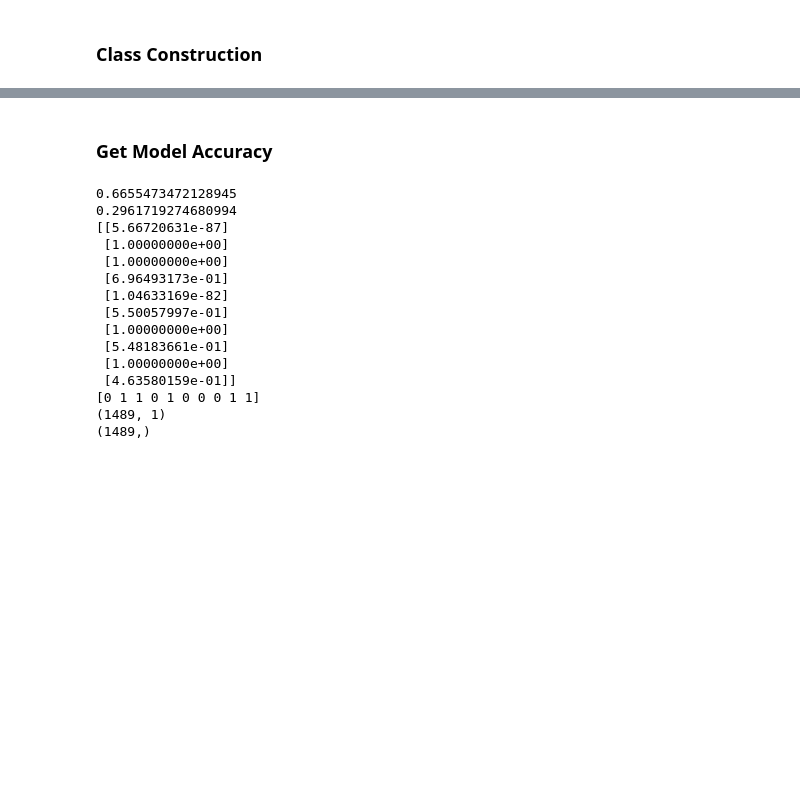
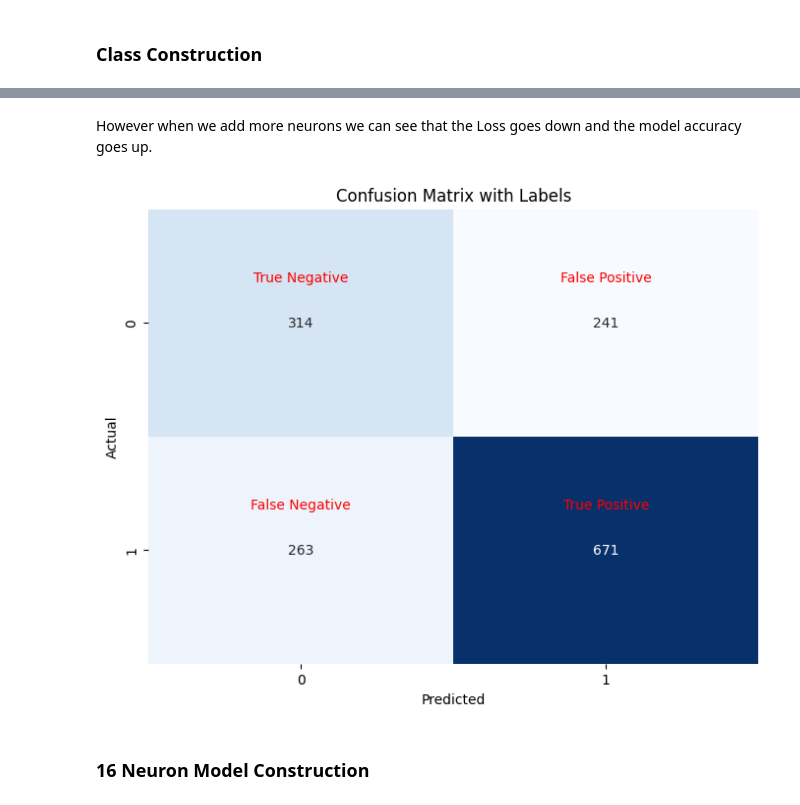
Before and after one commit to XixWISExiX/UFC-Predictor, a Jupyter notebook: NeuralNetworks.ipynb, the cells around one changed output, grey strips where cells are left out. Drawn from its saved outputs; the diff is of its cells as text; code cells hidden in the pictures; blank space fills up the shorter version.

```diff
--- a/NeuralNetworks.ipynb
+++ b/NeuralNetworks.ipynb
@@ -95,12 +157,12 @@ class NeuralNetwork:
 # Create and train the neural network
 input_size = X_train.shape[1]
 hidden_size = 4 # Number of neurons in the hidden layer
-# output_size = X_train.shape[0]
 output_size = 1
 learning_rate = 0.001
-epochs = 7000
+epochs = 1000
 
-model = NeuralNetwork(input_size, hidden_size, output_size, learning_rate)
-model.train(np.array(X_train), np.array(y_train), epochs)
-predictions = model.predict(X_valid)
+model4 = NeuralNetwork(input_size, hidden_size, output_size, learning_rate)
+model4.train(np.array(X_train), np.array(y_train), epochs)
+predictions4 = np.array(model4.predict(X_valid))
+print("Model Accuracy", model4.validate(predictions4, y_valid))
 # %% [output]
@@ -124,34 +180,8 @@ Epoch 7000, Loss: 0.1596
-# %% [markdown]
-### Get Model Accuracy
-# %%
-def validate(y_pred, y_valid):
-    num_of_correct_predictions = np.sum((y_pred >= 0.5) == y_valid)
-    accuracy = num_of_correct_predictions / len(y_valid)
-    return accuracy
-
-y_valid_np = np.array(y_valid)
-y_valid_np = y_valid_np.reshape(-1,1)
-print(validate(np.array(predictions), y_valid_np))
-print(model.validate(np.array(predictions), y_valid_np))
-
-print(np.array(predictions)[10:20])
-print(np.array(y_valid)[10:20])
-
-print((np.array(predictions)).shape)
-print((np.array(y_valid)).shape)
-# %% [output]
-0.6655473472128945
-0.2961719274680994
-[[5.66720631e-87]
- [1.00000000e+00]
- [1.00000000e+00]
- [6.96493173e-01]
- [1.04633169e-82]
- [5.50057997e-01]
- [1.00000000e+00]
- [5.48183661e-01]
- [1.00000000e+00]
- [4.63580159e-01]]
-[0 1 1 0 1 0 0 0 1 1]
-(1489, 1)
-(1489,)
+# %% [markdown]
+However when we add more neurons we can see that the Loss goes down and the model accuracy goes up.
+# %%
+model4.plot(predictions4, y_valid)
+# %% [output]
+[figure, added]
+# %% [markdown]
+### 16 Neuron Model Construction
```
Also changed, not shown: parts of 32 cells of this notebook, 2 other files.
